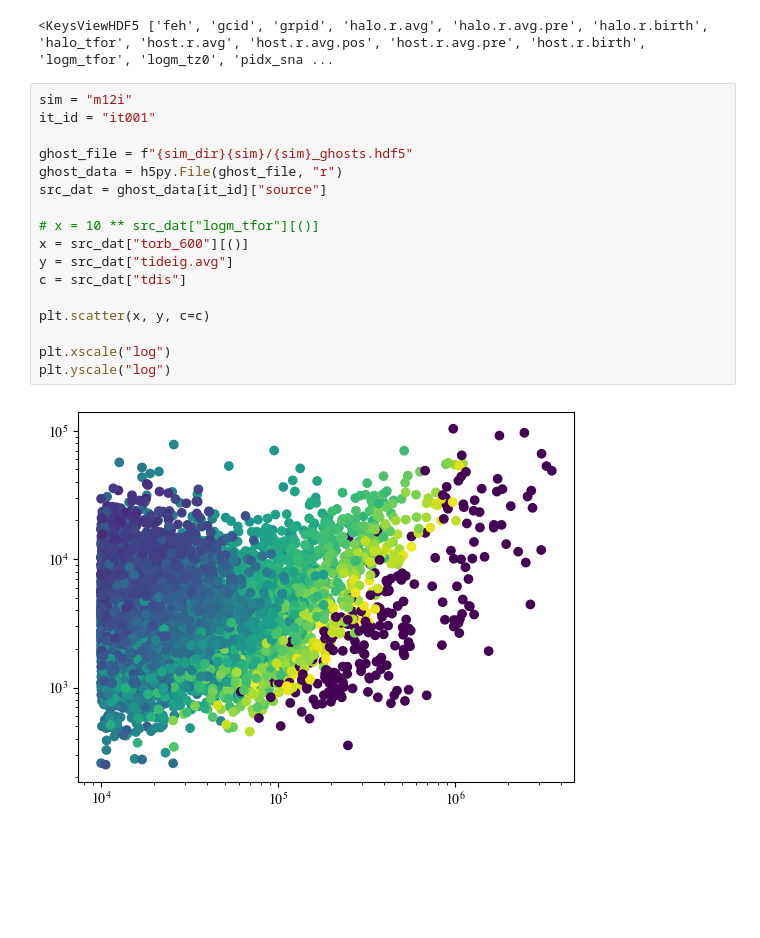
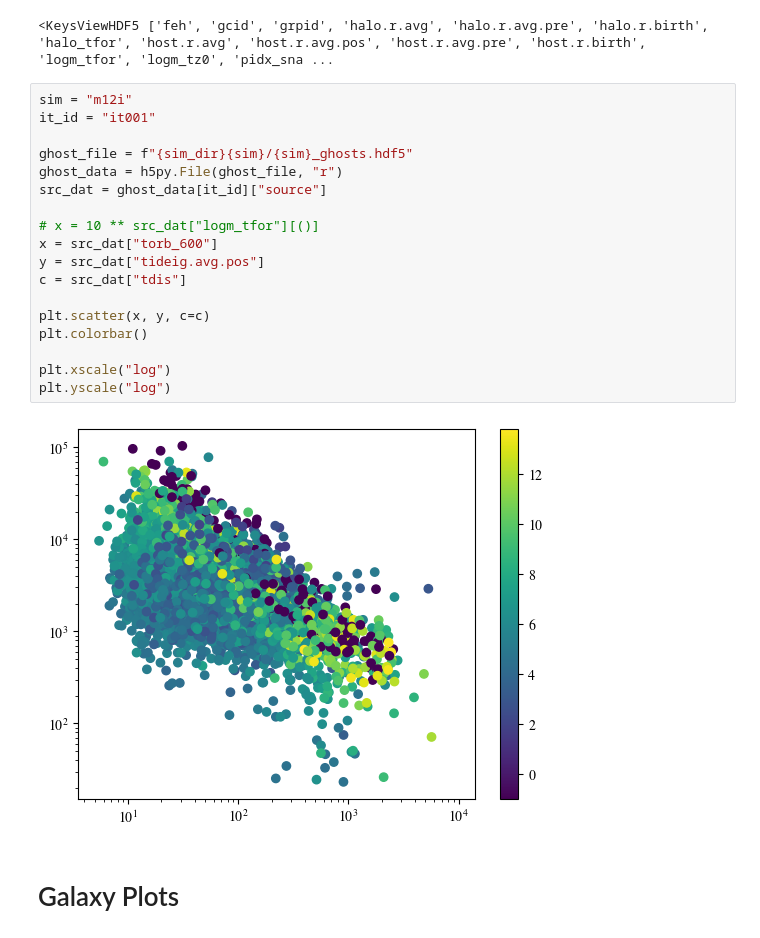
Before and after one commit to finn-pal/ghost_accretions, a Jupyter notebook: notebooks_narrative/time_development.ipynb, the cells around one changed output. Saved outputs shown, nothing was run; the diff lists cells and outputs as text; blank space fills up the shorter version.

```diff
--- a/notebooks_narrative/time_development.ipynb
+++ b/notebooks_narrative/time_development.ipynb
@@ -1287,19 +1287,22 @@ src_dat.keys()
 # %%
 sim = "m12i"
 it_id = "it001"
 
 ghost_file = f"{sim_dir}{sim}/{sim}_ghosts.hdf5"
 ghost_data = h5py.File(ghost_file, "r")
 src_dat = ghost_data[it_id]["source"]
 
 # x = 10 ** src_dat["logm_tfor"][()]
-x = src_dat["torb_600"][()]
-y = src_dat["tideig.avg"]
+x = src_dat["torb_600"]
+y = src_dat["tideig.avg.pos"]
 c = src_dat["tdis"]
 
 plt.scatter(x, y, c=c)
+plt.colorbar()
 
 plt.xscale("log")
 plt.yscale("log")
 # %% [output]
-[figure, old version]
+[figure, new version]
+# %% [markdown]
+# Galaxy Plots
```
Also changed, not shown: parts of 4 cells of this notebook, 34 other files.
